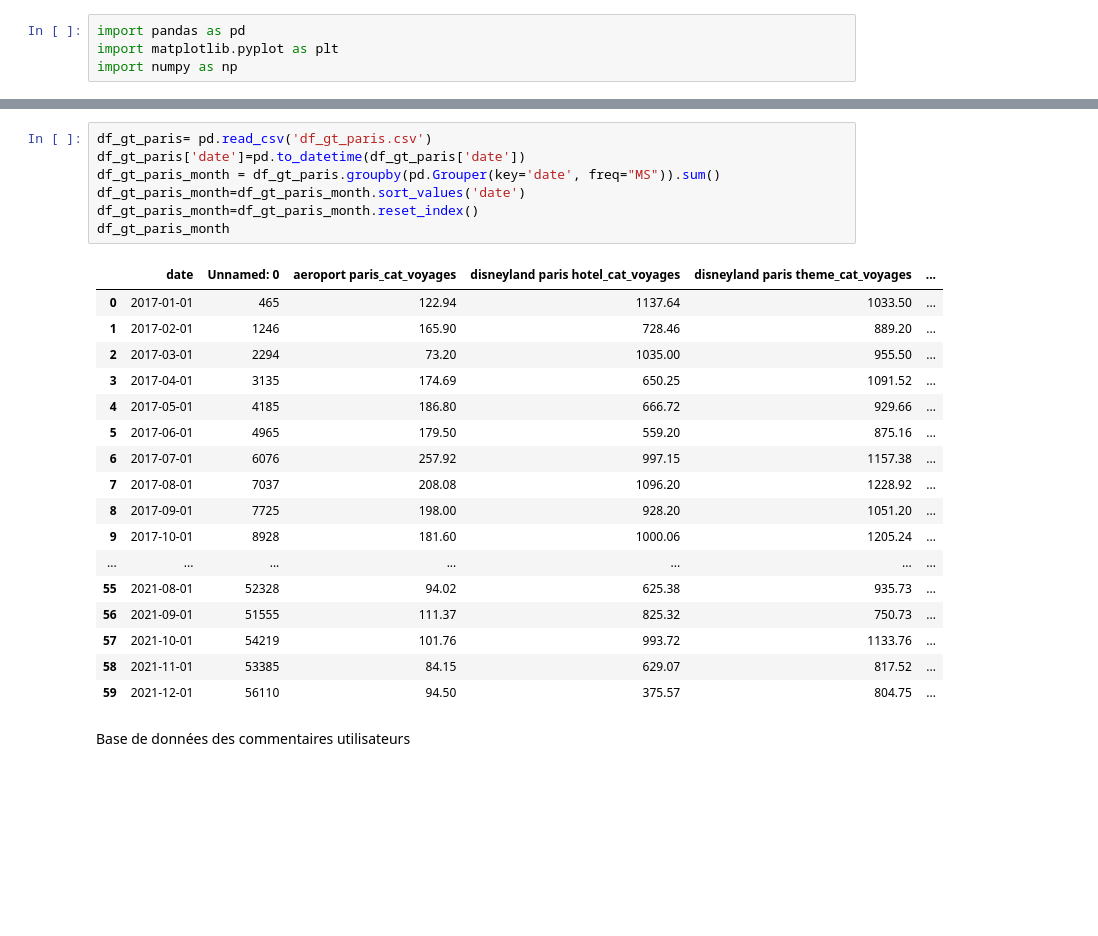
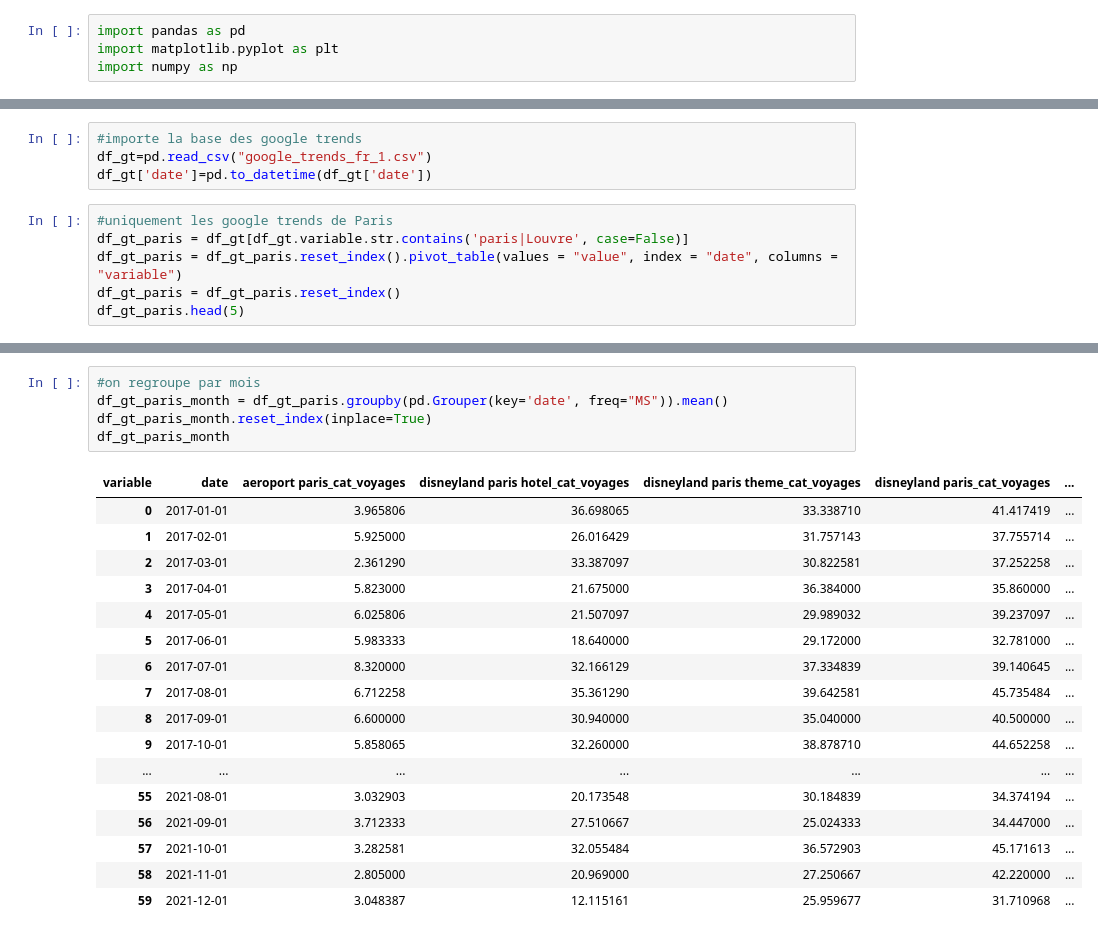
Before and after one commit to julienowack/stat_app, a Jupyter notebook: Data_Paris.ipynb, the cells around one changed output, grey strips where cells are left out. Saved outputs shown, nothing was run; the diff lists cells and outputs as text; blank space fills up the shorter version.

Commit message:
Données Paris

```diff
--- a/Data_Paris.ipynb
+++ b/Data_Paris.ipynb
@@ -44,0 +46,10 @@ Base de données des Google Trends
+# %%
+#importe la base des google trends
+df_gt=pd.read_csv("google_trends_fr_1.csv")
+df_gt['date']=pd.to_datetime(df_gt['date'])
+# %%
+#uniquement les google trends de Paris
+df_gt_paris = df_gt[df_gt.variable.str.contains('paris|Louvre', case=False)]
+df_gt_paris = df_gt_paris.reset_index().pivot_table(values = "value", index = "date", columns = "variable")
+df_gt_paris = df_gt_paris.reset_index()
+df_gt_paris.head(5)
@@ -45,27 +63,23 @@ Base de données des Google Trends
 # %%
-df_gt_paris= pd.read_csv('df_gt_paris.csv')
-df_gt_paris['date']=pd.to_datetime(df_gt_paris['date'])
-df_gt_paris_month = df_gt_paris.groupby(pd.Grouper(key='date', freq="MS")).sum()
-df_gt_paris_month=df_gt_paris_month.sort_values('date')
-df_gt_paris_month=df_gt_paris_month.reset_index()
+#on regroupe par mois
+df_gt_paris_month = df_gt_paris.groupby(pd.Grouper(key='date', freq="MS")).mean()
+df_gt_paris_month.reset_index(inplace=True)
 df_gt_paris_month
 # %% [output]
-|  | date | Unnamed: 0 | aeroport paris_cat_voyages | disneyland paris hotel_cat_voyages | disneyland paris theme_cat_voyages | ... |
-| 0 | 2017-01-01 | 465 | 122.94 | 1137.64 | 1033.50 | ... |
-| 1 | 2017-02-01 | 1246 | 165.90 | 728.46 | 889.20 | ... |
-| 2 | 2017-03-01 | 2294 | 73.20 | 1035.00 | 955.50 | ... |
-| 3 | 2017-04-01 | 3135 | 174.69 | 650.25 | 1091.52 | ... |
-| 4 | 2017-05-01 | 4185 | 186.80 | 666.72 | 929.66 | ... |
-| 5 | 2017-06-01 | 4965 | 179.50 | 559.20 | 875.16 | ... |
-| 6 | 2017-07-01 | 6076 | 257.92 | 997.15 | 1157.38 | ... |
-| 7 | 2017-08-01 | 7037 | 208.08 | 1096.20 | 1228.92 | ... |
-| 8 | 2017-09-01 | 7725 | 198.00 | 928.20 | 1051.20 | ... |
-| 9 | 2017-10-01 | 8928 | 181.60 | 1000.06 | 1205.24 | ... |
+| variable | date | aeroport paris_cat_voyages | disneyland paris hotel_cat_voyages | disneyland paris theme_cat_voyages | disneyland paris_cat_voyages | ... |
+| 0 | 2017-01-01 | 3.965806 | 36.698065 | 33.338710 | 41.417419 | ... |
+| 1 | 2017-02-01 | 5.925000 | 26.016429 | 31.757143 | 37.755714 | ... |
+| 2 | 2017-03-01 | 2.361290 | 33.387097 | 30.822581 | 37.252258 | ... |
+| 3 | 2017-04-01 | 5.823000 | 21.675000 | 36.384000 | 35.860000 | ... |
+| 4 | 2017-05-01 | 6.025806 | 21.507097 | 29.989032 | 39.237097 | ... |
+| 5 | 2017-06-01 | 5.983333 | 18.640000 | 29.172000 | 32.781000 | ... |
+| 6 | 2017-07-01 | 8.320000 | 32.166129 | 37.334839 | 39.140645 | ... |
+| 7 | 2017-08-01 | 6.712258 | 35.361290 | 39.642581 | 45.735484 | ... |
+| 8 | 2017-09-01 | 6.600000 | 30.940000 | 35.040000 | 40.500000 | ... |
+| 9 | 2017-10-01 | 5.858065 | 32.260000 | 38.878710 | 44.652258 | ... |
 | ... | ... | ... | ... | ... | ... | ... |
-| 55 | 2021-08-01 | 52328 | 94.02 | 625.38 | 935.73 | ... |
-| 56 | 2021-09-01 | 51555 | 111.37 | 825.32 | 750.73 | ... |
-| 57 | 2021-10-01 | 54219 | 101.76 | 993.72 | 1133.76 | ... |
-| 58 | 2021-11-01 | 53385 | 84.15 | 629.07 | 817.52 | ... |
-| 59 | 2021-12-01 | 56110 | 94.50 | 375.57 | 804.75 | ... |
+| 55 | 2021-08-01 | 3.032903 | 20.173548 | 30.184839 | 34.374194 | ... |
+| 56 | 2021-09-01 | 3.712333 | 27.510667 | 25.024333 | 34.447000 | ... |
+| 57 | 2021-10-01 | 3.282581 | 32.055484 | 36.572903 | 45.171613 | ... |
+| 58 | 2021-11-01 | 2.805000 | 20.969000 | 27.250667 | 42.220000 | ... |
+| 59 | 2021-12-01 | 3.048387 | 12.115161 | 25.959677 | 31.710968 | ... |
-# %% [markdown]
-Base de données des commentaires utilisateurs
```
Also changed, not shown: parts of 22 cells of this notebook.
